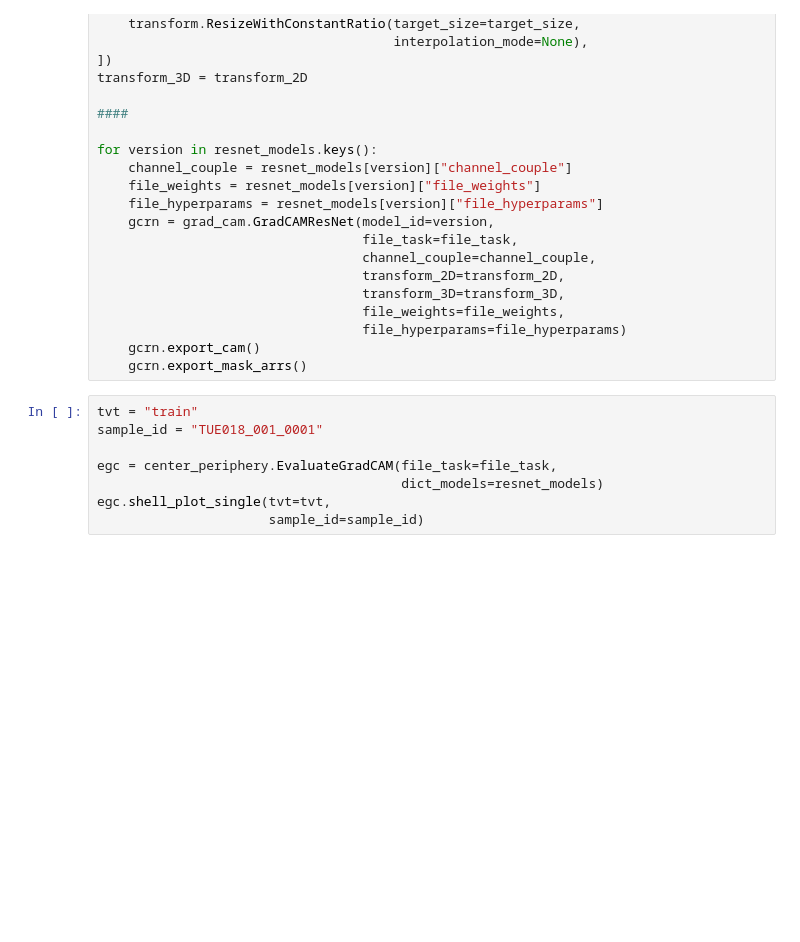
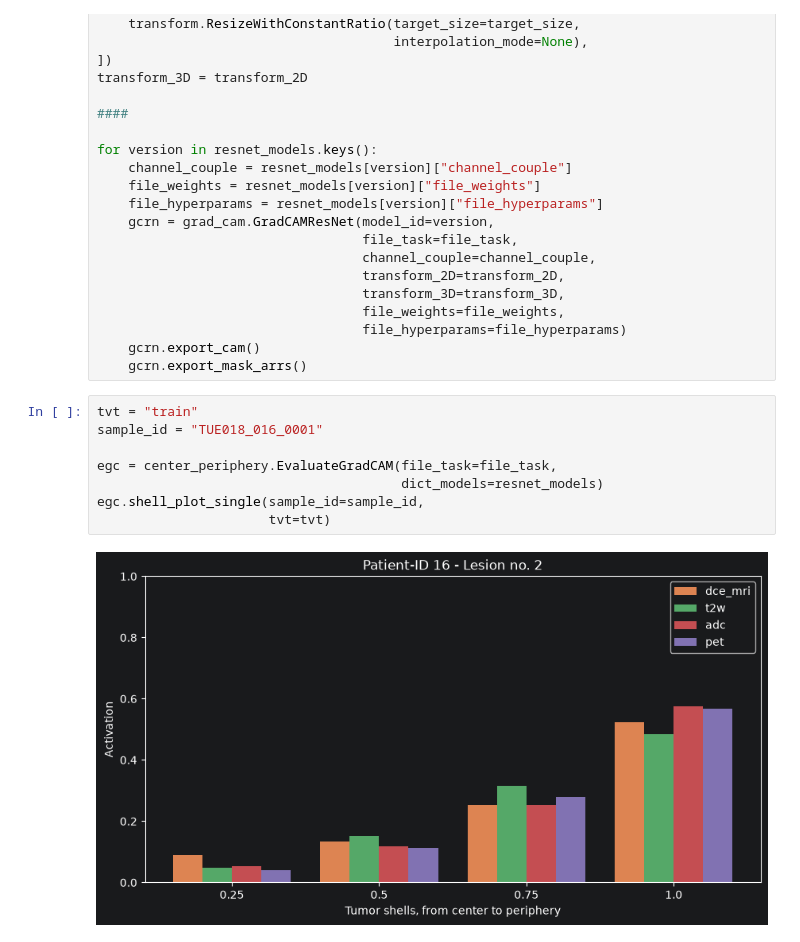
Before and after one commit to BaronZeppeli/bc_subtype_prediction, a Jupyter notebook: notebooks/demonstration_grad_cam.ipynb, the cells around one changed output. Cells and saved outputs as stored; diff of their text form; blank space fills up the shorter version.

```diff
--- a/notebooks/demonstration_grad_cam.ipynb
+++ b/notebooks/demonstration_grad_cam.ipynb
@@ -78,9 +78,11 @@ for version in resnet_models.keys():
     gcrn.export_mask_arrs()
 # %%
 tvt = "train"
-sample_id = "TUE018_001_0001"
+sample_id = "TUE018_016_0001"
 
 egc = center_periphery.EvaluateGradCAM(file_task=file_task,
                                        dict_models=resnet_models)
-egc.shell_plot_single(tvt=tvt,
-                      sample_id=sample_id)
+egc.shell_plot_single(sample_id=sample_id,
+                      tvt=tvt)
+# %% [output]
+[figure, added]
```
Also changed, not shown: 7 other files.
